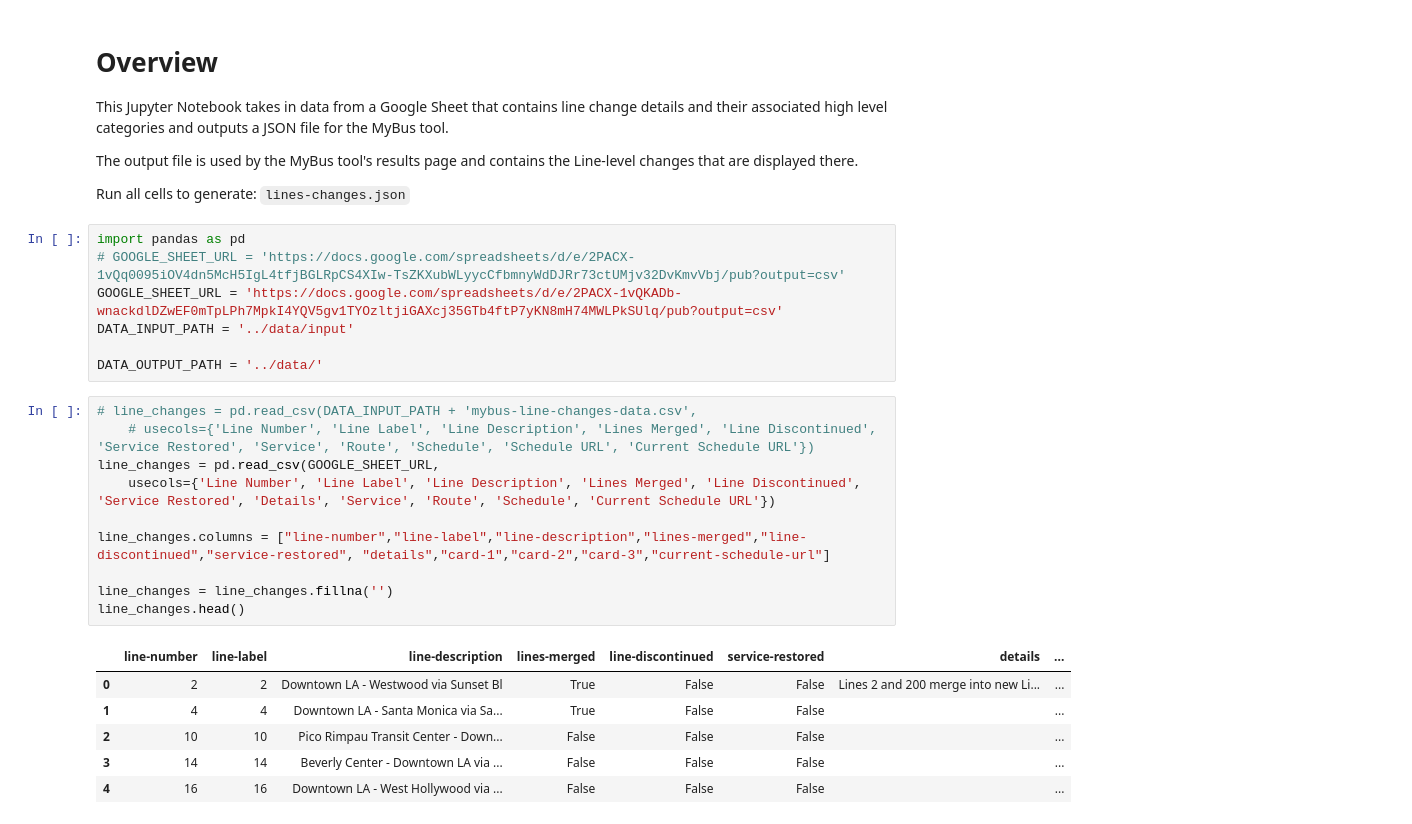
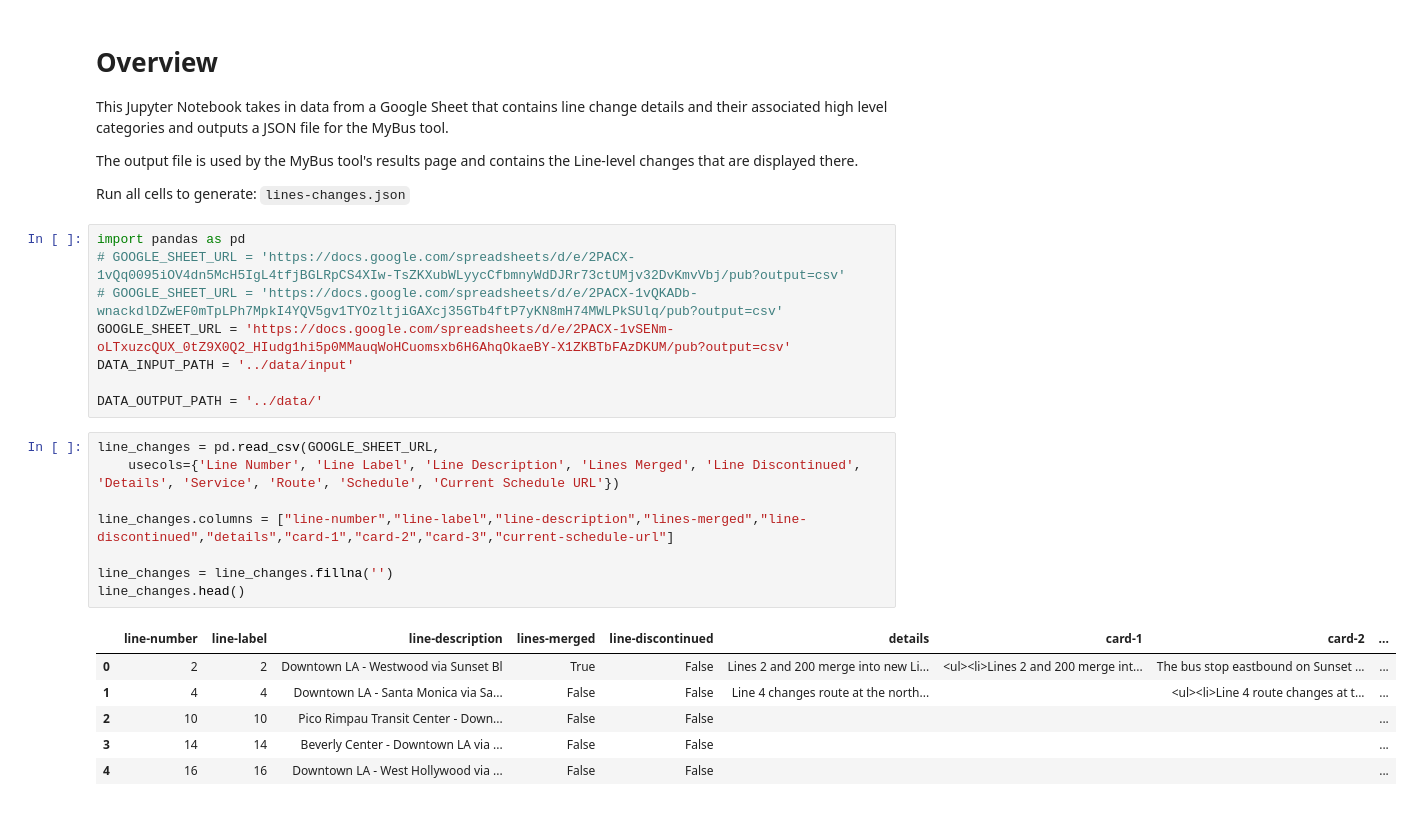
Before and after one commit to LACMTA/mybus-dev, a Jupyter notebook: notebooks/line-changes.ipynb, the cells around one changed output. Cells and saved outputs as stored; diff of their text form.

```diff
--- a/notebooks/line-changes.ipynb
+++ b/notebooks/line-changes.ipynb
@@ -9,27 +9,26 @@ Run all cells to generate: `lines-changes.json`
 # %%
 import pandas as pd
 # GOOGLE_SHEET_URL = 'https://docs.google.com/spreadsheets/d/e/2PACX-1vQq0095iOV4dn5McH5IgL4tfjBGLRpCS4XIw-TsZKXubWLyycCfbmnyWdDJRr73ctUMjv32DvKmvVbj/pub?output=csv'
-GOOGLE_SHEET_URL = 'https://docs.google.com/spreadsheets/d/e/2PACX-1vQKADb-wnackdlDZwEF0mTpLPh7MpkI4YQV5gv1TYOzltjiGAXcj35GTb4ftP7yKN8mH74MWLPkSUlq/pub?output=csv'
+# GOOGLE_SHEET_URL = 'https://docs.google.com/spreadsheets/d/e/2PACX-1vQKADb-wnackdlDZwEF0mTpLPh7MpkI4YQV5gv1TYOzltjiGAXcj35GTb4ftP7yKN8mH74MWLPkSUlq/pub?output=csv'
+GOOGLE_SHEET_URL = 'https://docs.google.com/spreadsheets/d/e/2PACX-1vSENm-oLTxuzcQUX_0tZ9X0Q2_HIudg1hi5p0MMauqWoHCuomsxb6H6AhqOkaeBY-X1ZKBTbFAzDKUM/pub?output=csv'
 DATA_INPUT_PATH = '../data/input'
 
 DATA_OUTPUT_PATH = '../data/'
 # %%
-# line_changes = pd.read_csv(DATA_INPUT_PATH + 'mybus-line-changes-data.csv',
-    # usecols={'Line Number', 'Line Label', 'Line Description', 'Lines Merged', 'Line Discontinued', 'Service Restored', 'Service', 'Route', 'Schedule', 'Schedule URL', 'Current Schedule URL'})
 line_changes = pd.read_csv(GOOGLE_SHEET_URL,
-    usecols={'Line Number', 'Line Label', 'Line Description', 'Lines Merged', 'Line Discontinued', 'Service Restored', 'Details', 'Service', 'Route', 'Schedule', 'Current Schedule URL'})
+    usecols={'Line Number', 'Line Label', 'Line Description', 'Lines Merged', 'Line Discontinued', 'Details', 'Service', 'Route', 'Schedule', 'Current Schedule URL'})
 
-line_changes.columns = ["line-number","line-label","line-description","lines-merged","line-discontinued","service-restored", "details","card-1","card-2","card-3","current-schedule-url"]
+line_changes.columns = ["line-number","line-label","line-description","lines-merged","line-discontinued","details","card-1","card-2","card-3","current-schedule-url"]
 
 line_changes = line_changes.fillna('')
 line_changes.head()
 # %% [output]
-|  | line-number | line-label | line-description | lines-merged | line-discontinued | service-restored | details | ... |
-| 0 | 2 | 2 | Downtown LA - Westwood via Sunset Bl | True | False | False | Lines 2 and 200 merge into new Li... | ... |
-| 1 | 4 | 4 | Downtown LA - Santa Monica via Sa... | True | False | False |  | ... |
-| 2 | 10 | 10 | Pico Rimpau Transit Center - Down... | False | False | False |  | ... |
-| 3 | 14 | 14 | Beverly Center - Downtown LA via ... | False | False | False |  | ... |
-| 4 | 16 | 16 | Downtown LA - West Hollywood via ... | False | False | False |  | ... |
+|  | line-number | line-label | line-description | lines-merged | line-discontinued | details | card-1 | card-2 | ... |
+| 0 | 2 | 2 | Downtown LA - Westwood via Sunset Bl | True | False | Lines 2 and 200 merge into new Li... | <ul><li>Lines 2 and 200 merge int... | The bus stop eastbound on Sunset ... | ... |
+| 1 | 4 | 4 | Downtown LA - Santa Monica via Sa... | False | False | Line 4 changes route at the north... |  | <ul><li>Line 4 route changes at t... | ... |
+| 2 | 10 | 10 | Pico Rimpau Transit Center - Down... | False | False |  |  |  | ... |
+| 3 | 14 | 14 | Beverly Center - Downtown LA via ... | False | False |  |  |  | ... |
+| 4 | 16 | 16 | Downtown LA - West Hollywood via ... | False | False |  |  |  | ... |
 # %%
 # import shutil
 import os
```
Also changed, not shown: parts of 3 cells of this notebook, 37 other files.
